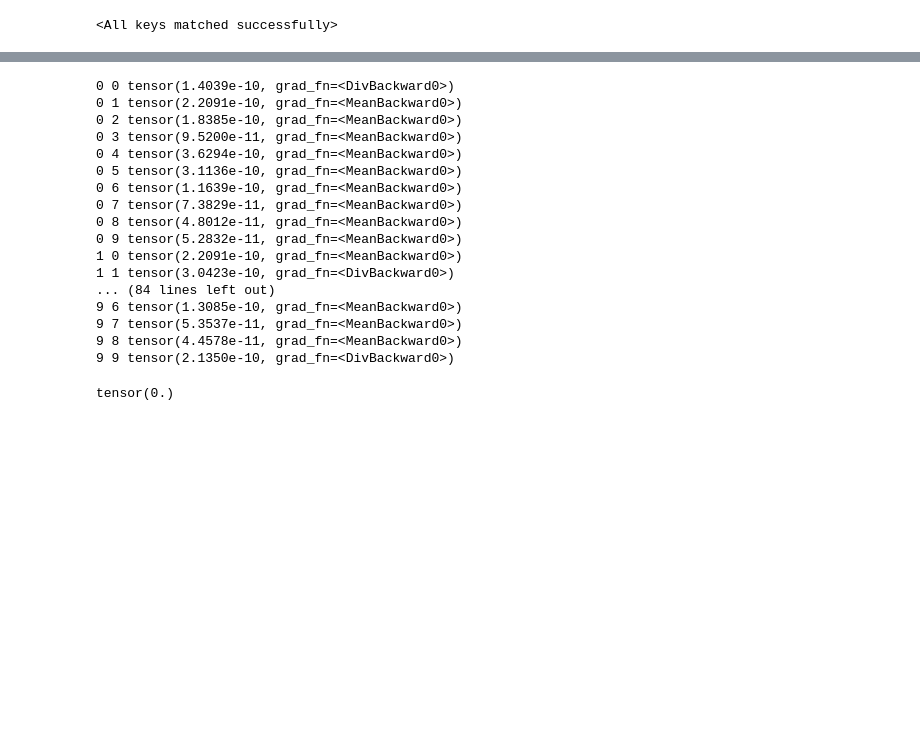
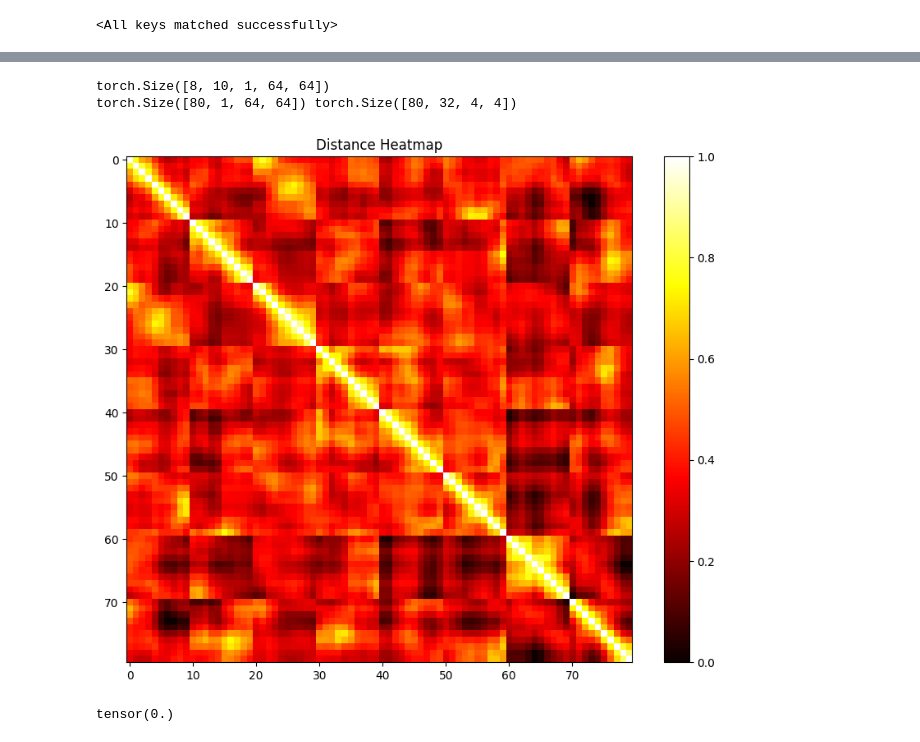
Before and after one commit to nnaakkaaii/HD-VRN, a Jupyter notebook: notebook/mmnist.ipynb, the cells around one changed output, grey strips where cells are left out. Drawn from its saved outputs; the diff is of its cells as text; code cells hidden in the pictures; blank space fills up the shorter version.

Commit message:
add weights

```diff
--- a/notebook/mmnist.ipynb
+++ b/notebook/mmnist.ipynb
@@ -38,5 +16,16 @@ net = create_network(
+# %%
+# results/BasicDataLoaderOption/BasicModelOption/AutoEncoder2dNetworkOption/2024-07-02_07-37-26/options.yaml
+net = create_network(
+    1,
+    opt=AutoEncoder2dNetworkOption(
+        activation="sigmoid",
+        hidden_channels=64,
+        latent_dim=32,
+        conv_params=[{"kernel_size": [3], "stride": [2], "padding": [1], "output_padding": [1]}] * 4,
+    )
+)
 # %%
-net.load_state_dict(torch.load("../results/BasicDataLoaderOption/PVRModelOption/rdae2d/2024-06-27_21-27-00/weights/best_model.pth"))
+net.load_state_dict(torch.load("../results/BasicDataLoaderOption/BasicModelOption/AutoEncoder2dNetworkOption/2024-07-02_07-37-26/weights/best_model.pth"))
 # %% [output]
 <All keys matched successfully>
 # %%
@@ -75,57 +64,57 @@ dataset = create_dataset(
     is_train=False,
 )
 # %%
-loader = DataLoader(dataset=dataset, batch_size=10, shuffle=False)
+loader = DataLoader(dataset=dataset, batch_size=8, shuffle=False)
 # %%
 for data in loader:
-    xm = data["xm"]
     xp = data["xp"]
-    ys, latents = [], []
-    for i in range(10):
-        y, latent = net(xm, xp[:, i], xm[:, i])
-        ys.append(y)
-        latents.append(latent[0])
-    for i in range(10):
-        for j in range(10):
-            if i != j:
-                print(i, j, ((latents[i][0]-latents[j][0])**2).mean())
-            else:
-                mse = 0.
-                for k in range(10):
-                    mse += ((latents[i][0] - latents[i][k])**2).mean()
-                print(i, i, mse / 10)
+    print(xp.shape)
+    y, latent = net(xp.reshape(80, 1, 64, 64))
+    print(y.shape, latent.shape)
+
+    latent = latent.clone().detach()
+
+    distances = torch.cdist(latent.view(80, -1), latent.view(80, -1))
+
+    # 距離の最大値で正規化し、距離が小さいほど赤くするために1から引く
+    normalized_distances = 1.0 - distances / distances.max()
+
+    # ヒートマップの描画
+    plt.figure(figsize=(10, 8))
+    plt.imshow(normalized_distances, cmap='hot', interpolation='nearest')
+    plt.colorbar()
+    plt.title('Distance Heatmap')
+    plt.show()
+
+    # 同じframeのlatentはどのくらい似ているか
+
+    # for i in range(10):
+    #     for j in range(10):
+    #         if i != j:
+    #             print(i, j, ((latents[i][0]-latents[j][0])**2).mean())
+    #         else:
+    #             mse = 0.
+    #             for k in range(10):
+    #                 mse += ((latents[i][0] - latents[i][k])**2).mean()
+    #             print(i, i, mse / 10)
     # for i in range(len(y)):
     #     for j in range(len(y)):
     #         if i == j:
     #             l1 = 0.
     #             for _xp_0 in xp[i]:
     #                 l2 = net.content_encoder(_xp_0.unsqueeze(0)).squeeze()
     #                 l1 += float(((latent[0][i]-l2)**2).mean())
     #                 print(float(((latent[0][i]-l2)**2).mean()))
     #             print(f"i={i} / j={j}", l1 / len(xp[i]))
     #             continue
     #         print(f"i={i} / j={j}", float(((latent[0][i]-latent[0][j])**2).mean()))
     #     print("mse:", float(((y[i]-xp[i])**2).mean()))
 
     break
 # %% [output]
-0 0 tensor(1.4039e-10, grad_fn=<DivBackward0>)
-0 1 tensor(2.2091e-10, grad_fn=<MeanBackward0>)
-0 2 tensor(1.8385e-10, grad_fn=<MeanBackward0>)
-0 3 tensor(9.5200e-11, grad_fn=<MeanBackward0>)
-0 4 tensor(3.6294e-10, grad_fn=<MeanBackward0>)
-0 5 tensor(3.1136e-10, grad_fn=<MeanBackward0>)
-0 6 tensor(1.1639e-10, grad_fn=<MeanBackward0>)
-0 7 tensor(7.3829e-11, grad_fn=<MeanBackward0>)
-0 8 tensor(4.8012e-11, grad_fn=<MeanBackward0>)
-0 9 tensor(5.2832e-11, grad_fn=<MeanBackward0>)
-1 0 tensor(2.2091e-10, grad_fn=<MeanBackward0>)
-1 1 tensor(3.0423e-10, grad_fn=<DivBackward0>)
-... (84 lines left out)
-9 6 tensor(1.3085e-10, grad_fn=<MeanBackward0>)
-9 7 tensor(5.3537e-11, grad_fn=<MeanBackward0>)
-9 8 tensor(4.4578e-11, grad_fn=<MeanBackward0>)
-9 9 tensor(2.1350e-10, grad_fn=<DivBackward0>)
+torch.Size([8, 10, 1, 64, 64])
+torch.Size([80, 1, 64, 64]) torch.Size([80, 32, 4, 4])
+[figure, added]
 # %%
 ((xp_0 - xp[:, 0])**2).mean()
 # %% [output]
```
Also changed, not shown: parts of 4 cells of this notebook, 5 other files.
